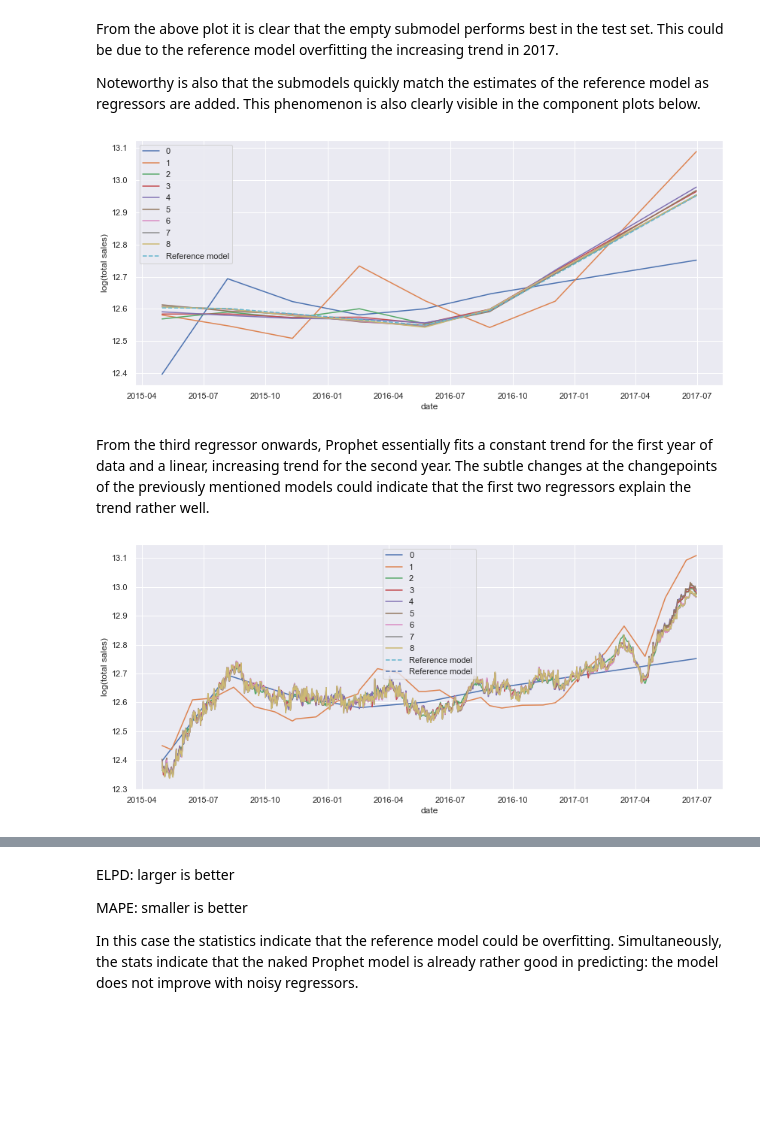
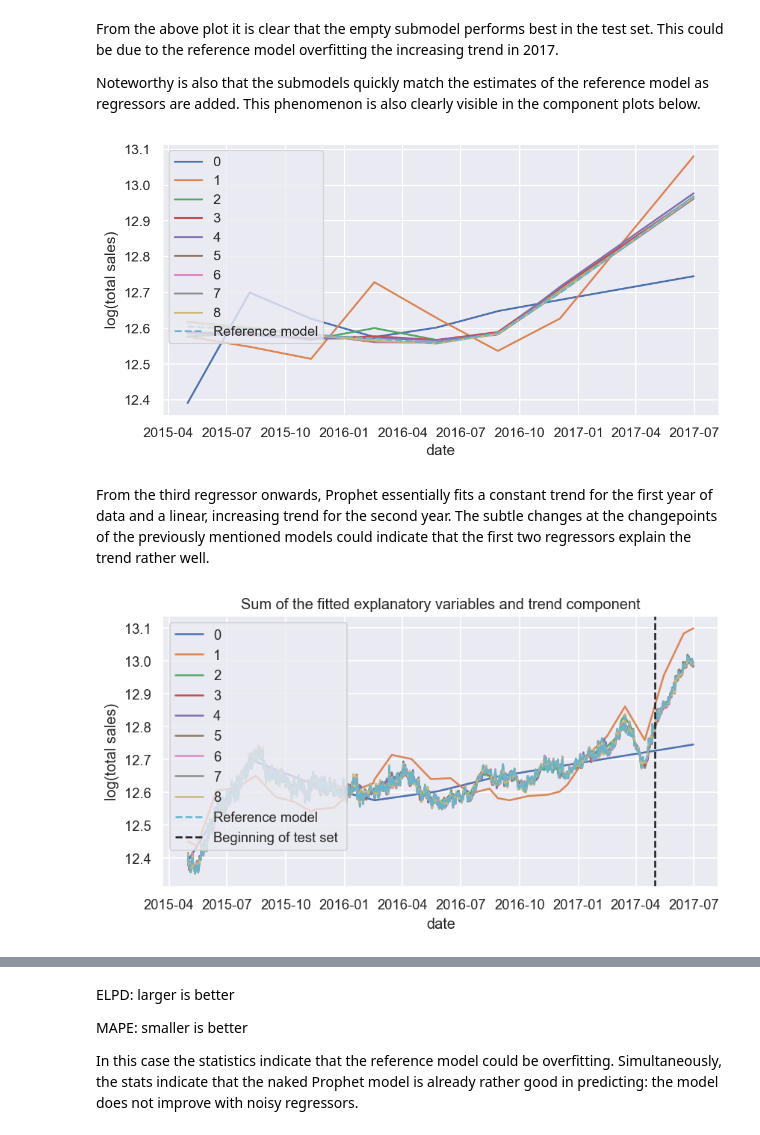
Before and after one commit to Elias-YJ/bsc-thesis, a Jupyter notebook: Projections_stiff.ipynb, the cells around one changed output, grey strips where cells are left out. Cells and saved outputs as stored; diff of their text form; code cells hidden in the pictures; blank space fills up the shorter version.

Commit message:
Enhance plotting and test changepoint ranges

```diff
--- a/Projections_stiff.ipynb
+++ b/Projections_stiff.ipynb
@@ -98,7 +97,12 @@ holidays
 | 186 | 2017-04-14 | Viernes Santo |
 187 rows × 2 columns
 # %%
-m = prophet_projpred.ReferenceModel(changepoint_prior_scale=0.01, holidays=holidays, mcmc_samples=400, uncertainty_samples=800, n_changepoints=6)
+m = prophet_projpred.ReferenceModel(changepoint_prior_scale=0.01,
+                                    changepoint_range=0.8,
+                                    holidays=holidays,
+                                    mcmc_samples=400,
+                                    uncertainty_samples=800,
+                                    n_changepoints=6)
 # %%
 m.add_seasonality(name='yearly', period=365.25, fourier_order=8, prior_scale=10)
 m.add_seasonality(name='monthly', period=30.5, fourier_order=8, prior_scale=10)
@@ -201,13 +247,14 @@ Noteworthy is also that the submodels quickly match the estimates of the referen
 # %%
 prophet_projpred.plot_submodel_component(m, submodels, future, 'trend')
 # %% [output]
-[figure, old version]
+[figure, new version]
 # %% [markdown]
 From the third regressor onwards, Prophet essentially fits a constant trend for the first year of data and a linear, increasing trend for the second year. The subtle changes at the changepoints of the previously mentioned models could indicate that the first two regressors explain the trend rather well.
 # %%
-prophet_projpred.plot_submodel_component(m, submodels, future, 'trend_extra')
+prophet_projpred.plot_submodel_component(m, submodels, future, 'trend_extra',
+                                         title="Sum of the fitted explanatory variables and trend component")
 # %% [output]
-[figure, old version]
+[figure, new version]
 # %%
 prophet_projpred.plot_submodel_statistics(submodels)
 # %% [output]
```
Also changed, not shown: parts of 16 cells of this notebook, 3 other files.
